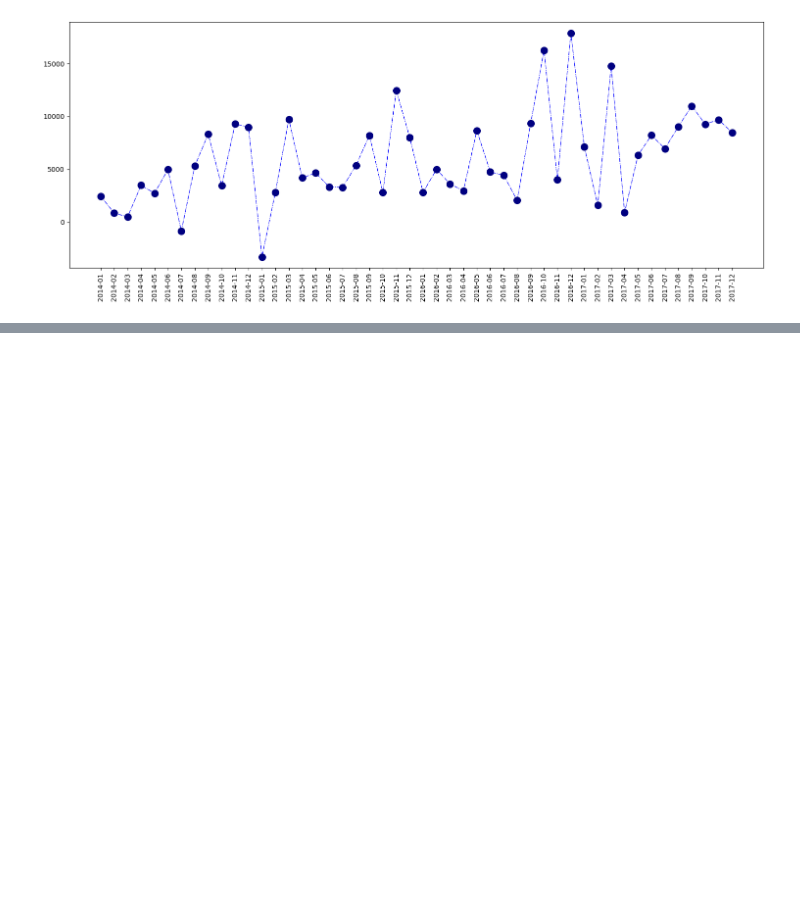
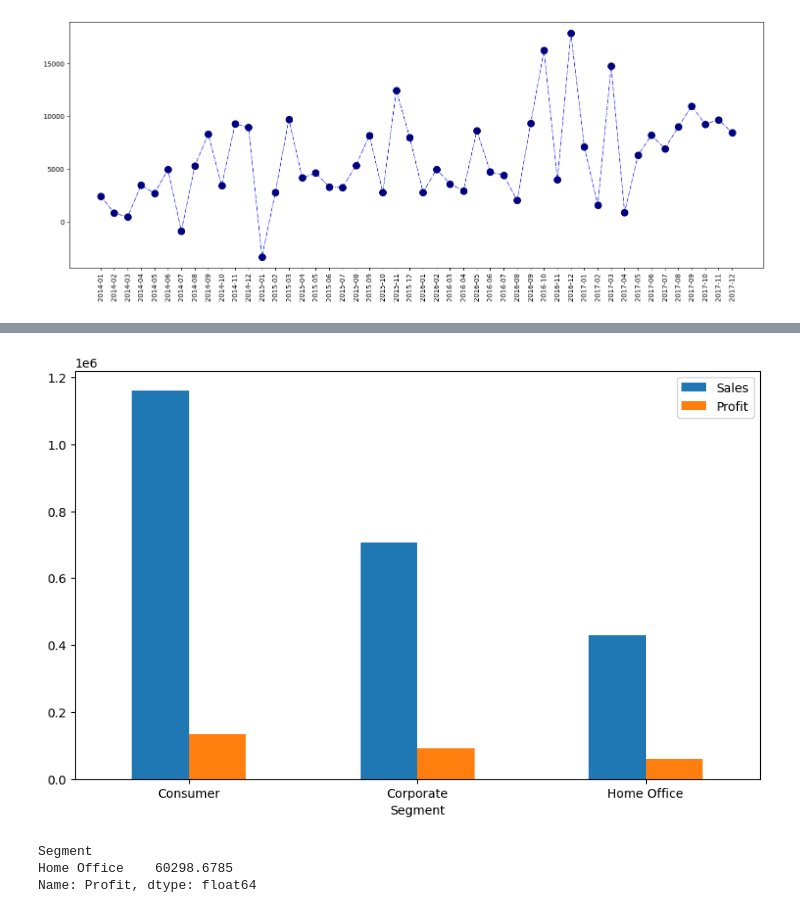
Before and after one commit to RealHaroon/Data-Analytics, a Jupyter notebook: Notebooks/Pandas/Superstore Dataset.ipynb, the cells around one changed output, grey strips where cells are left out. Saved outputs shown, nothing was run; the diff lists cells and outputs as text; code cells hidden in the pictures; blank space fills up the shorter version.

```diff
--- a/Notebooks/Pandas/Superstore Dataset.ipynb
+++ b/Notebooks/Pandas/Superstore Dataset.ipynb
@@ -303,0 +355,14 @@ plt.show()
+# %%
+segment_data=df.groupby('Segment')[['Sales','Profit']].sum()
+segment_data.plot(kind='bar',figsize=(10,6))
+plt.xticks(rotation='horizontal')
+plt.show()
+# %% [output]
+[figure, added]
+# %%
+df.groupby('Segment')['Profit'].sum().head(1)
+df.groupby('Segment')['Profit'].sum().tail(1)
+# %% [output]
+Segment
+Home Office    60298.6785
+Name: Profit, dtype: float64
```
Also changed, not shown: parts of 8 cells of this notebook.
